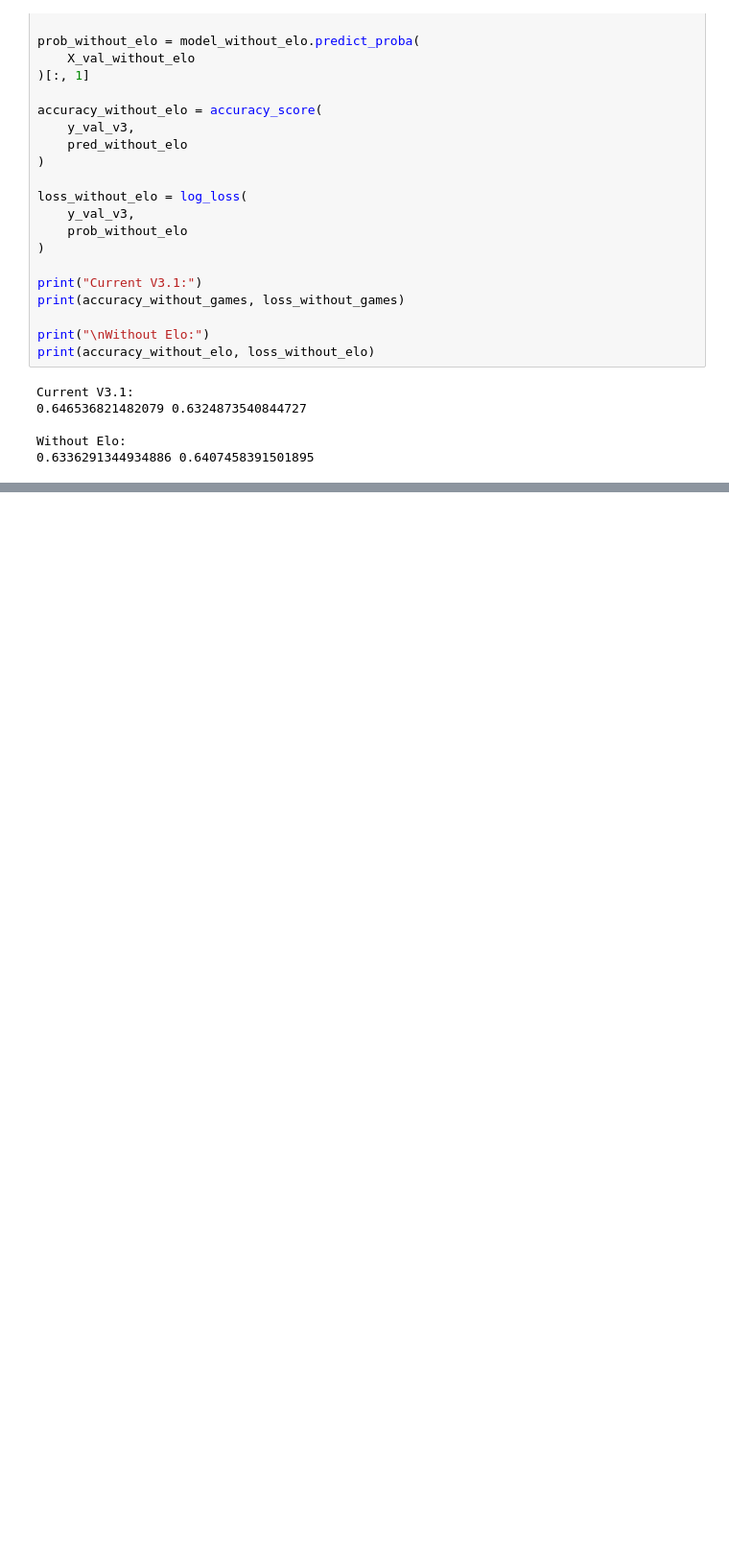
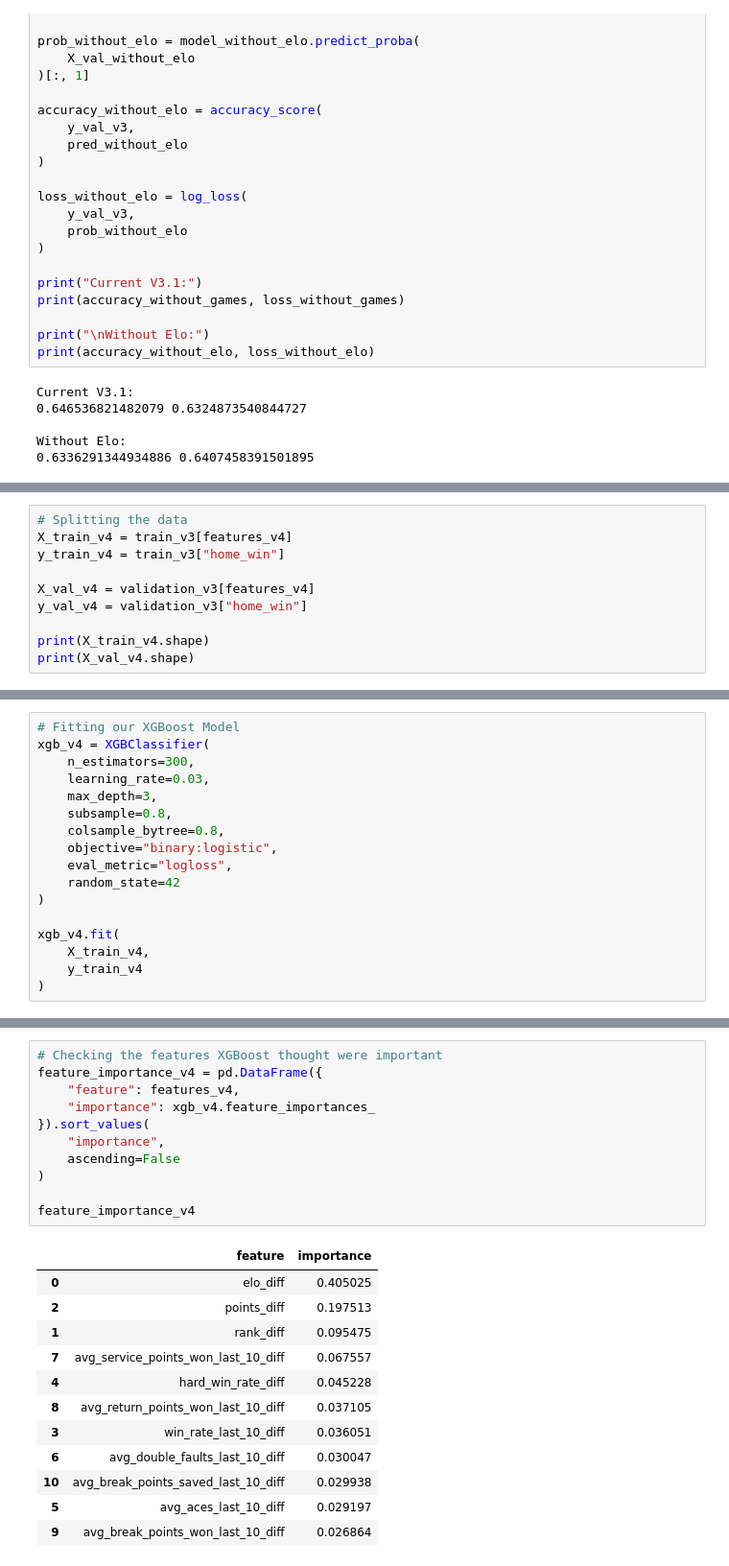
Before and after one commit to chirag330/Tennis-ML-Predictor---US-Open, a Jupyter notebook: Main.ipynb, the cells around one changed output, grey strips where cells are left out. Shown at 96% size. Cells and saved outputs as stored; diff of their text form; blank space fills up the shorter version.

Commit message:
Implemented the baseline model for XGBoost

```diff
--- a/Main.ipynb
+++ b/Main.ipynb
@@ -2620,0 +2640,10 @@ Without Elo:
+# %%
+# Splitting the data
+X_train_v4 = train_v3[features_v4]
+y_train_v4 = train_v3["home_win"]
+
+X_val_v4 = validation_v3[features_v4]
+y_val_v4 = validation_v3["home_win"]
+
+print(X_train_v4.shape)
+print(X_val_v4.shape)
@@ -2620,0 +2653,17 @@ Without Elo:
+# %%
+# Fitting our XGBoost Model
+xgb_v4 = XGBClassifier(
+    n_estimators=300,
+    learning_rate=0.03,
+    max_depth=3,
+    subsample=0.8,
+    colsample_bytree=0.8,
+    objective="binary:logistic",
+    eval_metric="logloss",
+    random_state=42
+)
+
+xgb_v4.fit(
+    X_train_v4,
+    y_train_v4
+)
@@ -2620,0 +2704,24 @@ Without Elo:
+# %%
+# Checking the features XGBoost thought were important
+feature_importance_v4 = pd.DataFrame({
+    "feature": features_v4,
+    "importance": xgb_v4.feature_importances_
+}).sort_values(
+    "importance",
+    ascending=False
+)
+
+feature_importance_v4
+# %% [output]
+|  | feature | importance |
+| 0 | elo_diff | 0.405025 |
+| 2 | points_diff | 0.197513 |
+| 1 | rank_diff | 0.095475 |
+| 7 | avg_service_points_won_last_10_diff | 0.067557 |
+| 4 | hard_win_rate_diff | 0.045228 |
+| 8 | avg_return_points_won_last_10_diff | 0.037105 |
+| 3 | win_rate_last_10_diff | 0.036051 |
+| 6 | avg_double_faults_last_10_diff | 0.030047 |
+| 10 | avg_break_points_saved_last_10_diff | 0.029938 |
+| 5 | avg_aces_last_10_diff | 0.029197 |
+| 9 | avg_break_points_won_last_10_diff | 0.026864 |
```
Also changed, not shown: parts of 10 cells of this notebook, 1 other file.
